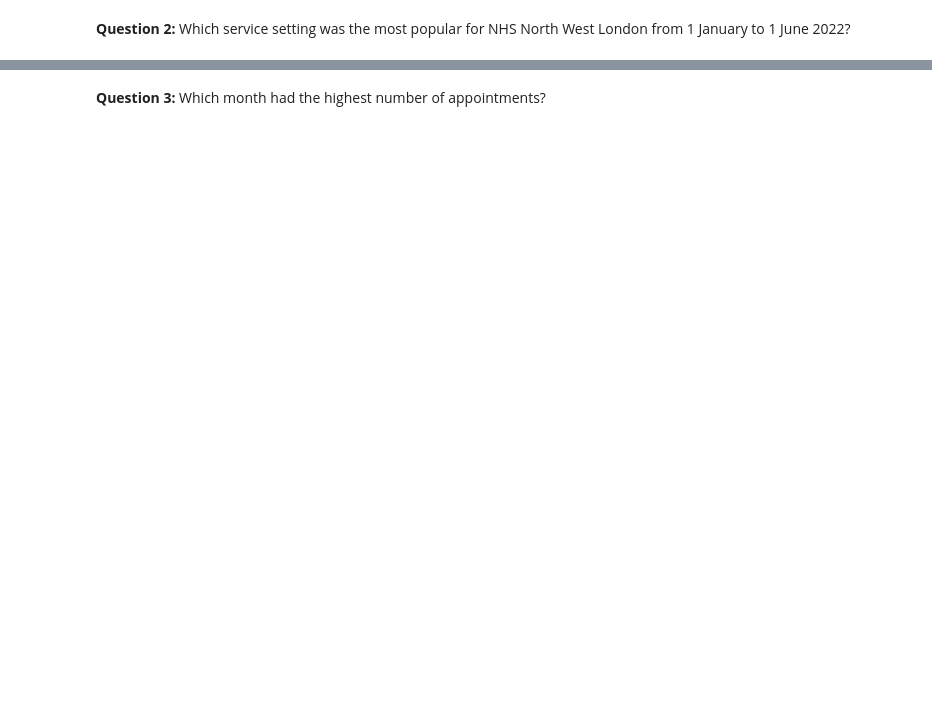
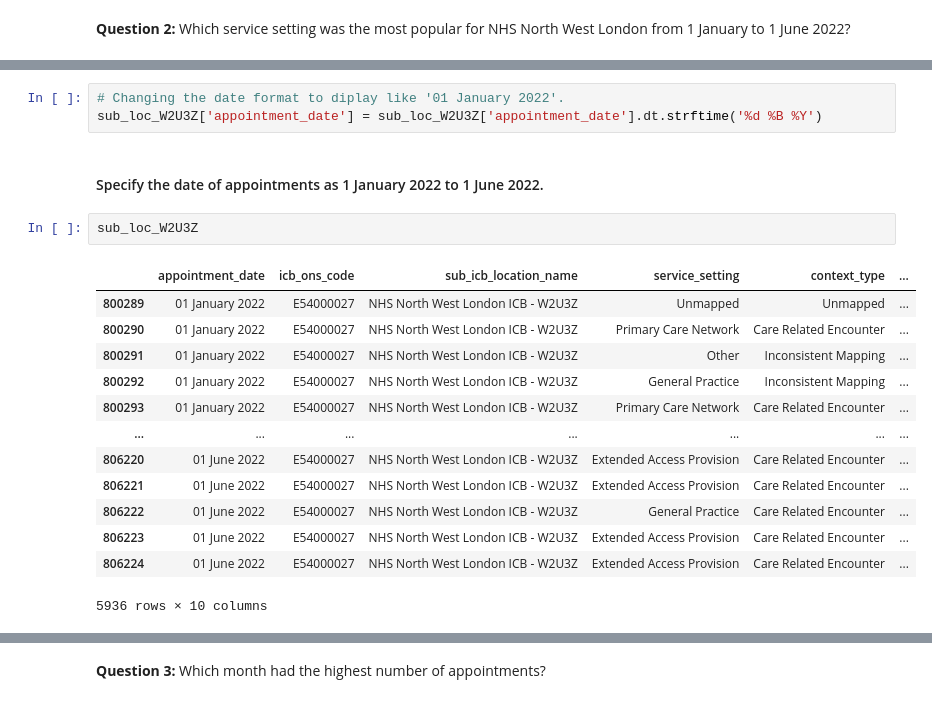
Before and after one commit to rohitabraham86/LSE_DA_NHS_analysis_rohit, a Jupyter notebook: nhs.ipynb, the cells around one changed output, grey strips where cells are left out. Saved outputs shown, nothing was run; the diff lists cells and outputs as text; blank space fills up the shorter version.

```diff
--- a/nhs.ipynb
+++ b/nhs.ipynb
@@ -370,0 +498,21 @@ The total type of appointment status in the data set is 3
+# %%
+# Changing the date format to diplay like '01 January 2022'.
+sub_loc_W2U3Z['appointment_date'] = sub_loc_W2U3Z['appointment_date'].dt.strftime('%d %B %Y')
+# %% [markdown]
+#### Specify the date of appointments as 1 January 2022 to 1 June 2022.
+# %%
+sub_loc_W2U3Z
+# %% [output]
+|  | appointment_date | icb_ons_code | sub_icb_location_name | service_setting | context_type | ... |
+| 800289 | 01 January 2022 | E54000027 | NHS North West London ICB - W2U3Z | Unmapped | Unmapped | ... |
+| 800290 | 01 January 2022 | E54000027 | NHS North West London ICB - W2U3Z | Primary Care Network | Care Related Encounter | ... |
+| 800291 | 01 January 2022 | E54000027 | NHS North West London ICB - W2U3Z | Other | Inconsistent Mapping | ... |
+| 800292 | 01 January 2022 | E54000027 | NHS North West London ICB - W2U3Z | General Practice | Inconsistent Mapping | ... |
+| 800293 | 01 January 2022 | E54000027 | NHS North West London ICB - W2U3Z | Primary Care Network | Care Related Encounter | ... |
+| ... | ... | ... | ... | ... | ... | ... |
+| 806220 | 01 June 2022 | E54000027 | NHS North West London ICB - W2U3Z | Extended Access Provision | Care Related Encounter | ... |
+| 806221 | 01 June 2022 | E54000027 | NHS North West London ICB - W2U3Z | Extended Access Provision | Care Related Encounter | ... |
+| 806222 | 01 June 2022 | E54000027 | NHS North West London ICB - W2U3Z | General Practice | Care Related Encounter | ... |
+| 806223 | 01 June 2022 | E54000027 | NHS North West London ICB - W2U3Z | Extended Access Provision | Care Related Encounter | ... |
+| 806224 | 01 June 2022 | E54000027 | NHS North West London ICB - W2U3Z | Extended Access Provision | Care Related Encounter | ... |
+5936 rows × 10 columns
```
Also changed, not shown: parts of 18 cells of this notebook.
